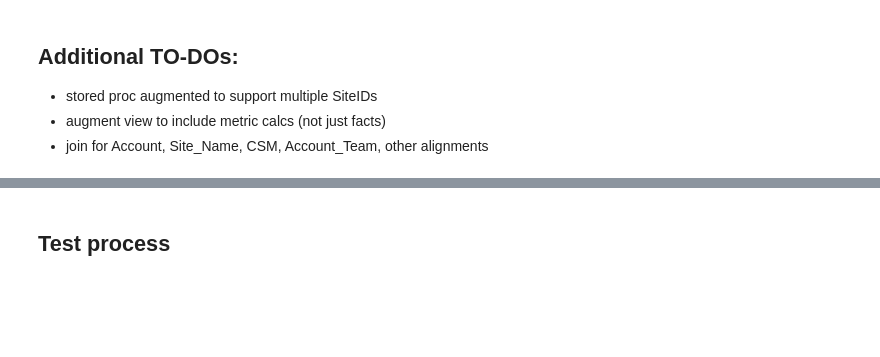
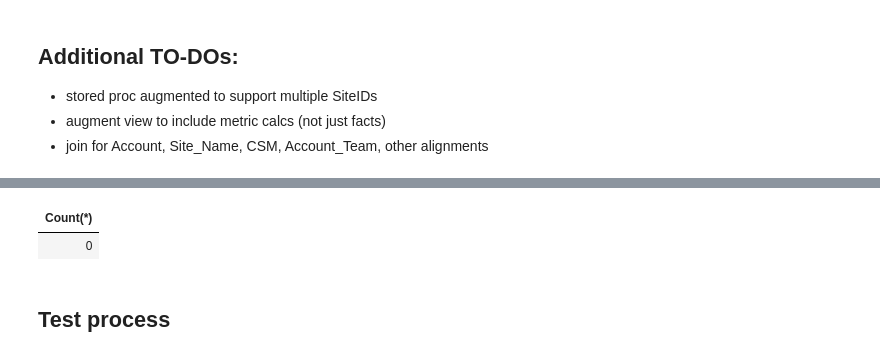
Before and after one commit to tdcoa/sql, a Jupyter notebook: datamodel/dbql_core.ipynb, the cells around one changed output, grey strips where cells are left out. Saved outputs shown, nothing was run; the diff lists cells and outputs as text; code cells hidden in the pictures; blank space fills up the shorter version.

```diff
--- a/datamodel/dbql_core.ipynb
+++ b/datamodel/dbql_core.ipynb
@@ -605,3 +879,8 @@ show table adlste_coa.coat_dat_dbql_core
+# %%
+select count(*) from adlste_coa_stg.stg_dat_DBQL_Core
+# %% [output]
+| Count(*) |
+| 0 |
 # %% [markdown]
 ## Test process
 # %% [markdown]
```
Also changed, not shown: parts of 16 cells of this notebook, 2 other files.
